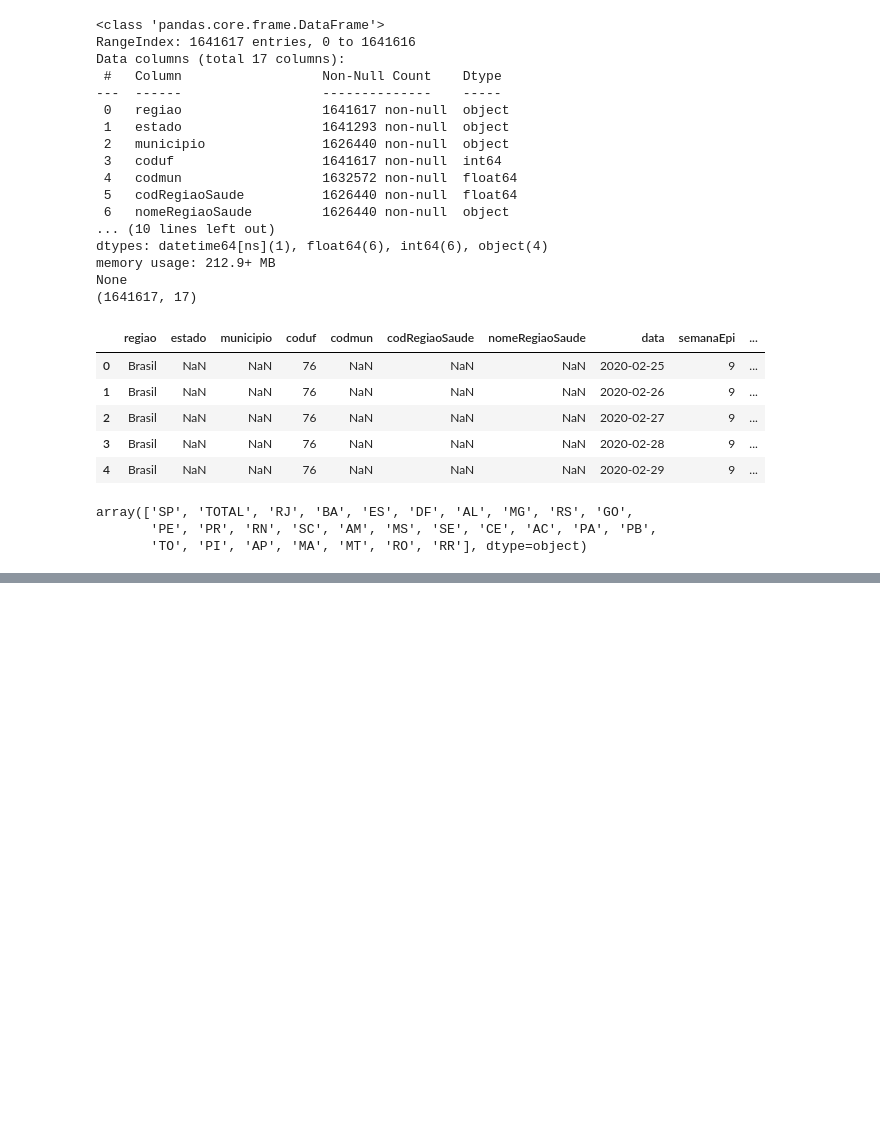
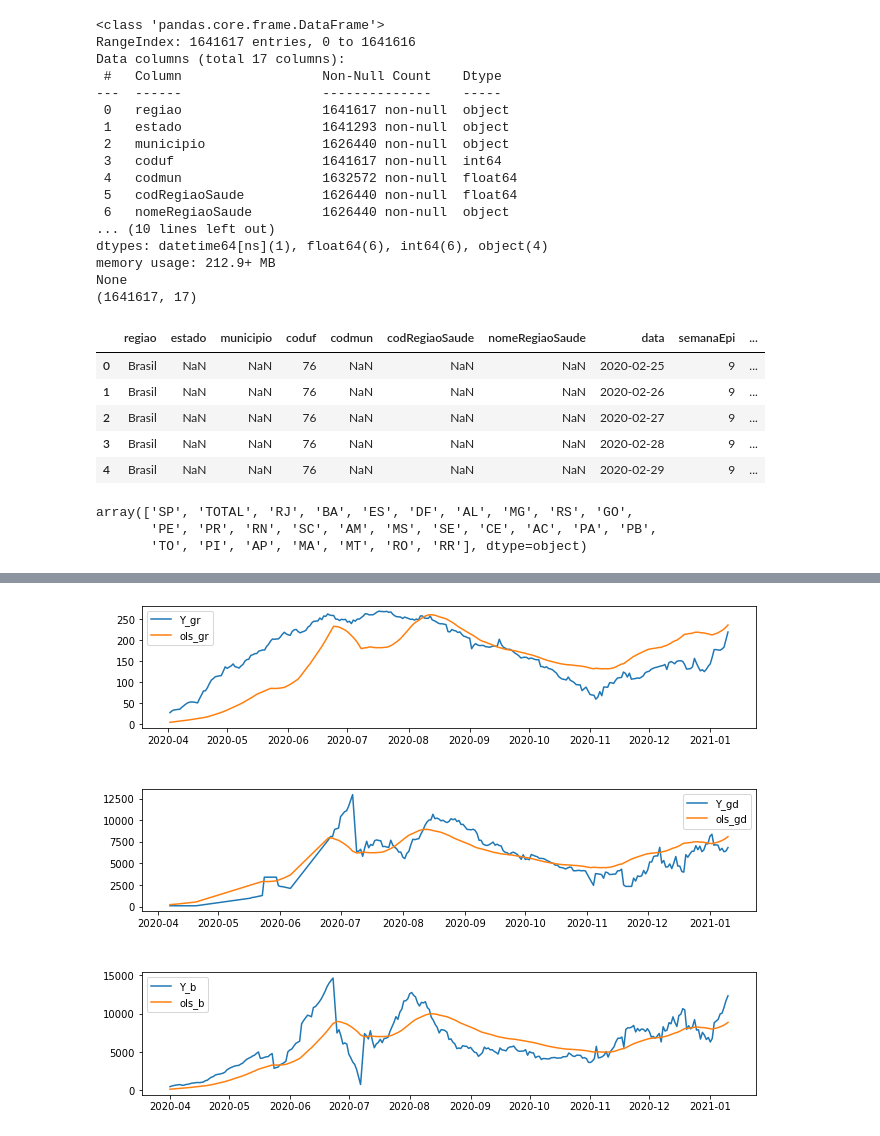
Before and after one commit to fontanads/bootcamp_dsa_2021, a Jupyter notebook: src/notebooks/new_notebook.ipynb, the cells around one changed output, grey strips where cells are left out. Saved outputs shown, nothing was run; the diff lists cells and outputs as text; code cells hidden in the pictures; blank space fills up the shorter version.

```diff
--- a/src/notebooks/new_notebook.ipynb
+++ b/src/notebooks/new_notebook.ipynb
@@ -457,0 +448,7 @@ for i in range(len(a)):
+# %%
+df_woca['N'] = df_woca['pop']
+df_woca['D'] = df_woca['deaths']
+df_woca['R'] = df_woca['recovered']
+df_woca['I'] = df_woca['totalCases']-df_woca['R']
+df_woca['S'] = df_woca['pop']-df_woca['I']-df_woca['R']
+df_woca['IS_div_N'] = df_woca['I']*df_woca['S']/df_woca['N']
@@ -457,0 +470,78 @@ for i in range(len(a)):
+# %%
+estado = 'SP'
+ws = 14
+min_periods = ws
+stride_val_days, window_len_days = 7, 8*7
+eps = 0.00001
+const=False
+dynamic_gamma=True
+# %%
+date_begin = '2020-03-01'
+date_end   = '2021-02-01'
+
+cols = ['N','S','I','R', 'D', 'IS_div_N']
+
+df_temp = df_woca.set_index('date').sort_index().query(f'state=="{estado}"')[cols]
+
+df_temp['D_diff'] = df_temp['D'].diff(1)
+df_temp['R_diff'] = df_temp['R'].diff(1)
+df_temp['I_diff'] = df_temp['I'].diff(1)
+df_temp['S_diff'] = df_temp['S'].diff(1)
+
+df_temp = df_temp.loc[date_begin:date_end]
+df_temp = df_temp.dropna()
+
+y_str = 'R_diff'
+x_str = 'I'
+
+(X, Y), params  = full_ols(x_str,y_str,const)
+gamma_r   = params['I']
+Y_gr = Y
+const_gr = params['const'] if const else 0
+ols_eq_gr = gamma_r*X+const_gr
+
+y_str = 'D_diff'
+x_str = 'I'
+(X, Y), params  = full_ols(x_str,y_str,const)
+gamma_d   = params['I']
+Y_gd = Y
+const_gd = params['const'] if const else 0
+ols_eq_gd = gamma_d*X + const_gd
+
+
+df_temp['I_diff_minus_ggI'] = df_temp['I_diff'] + (gamma_r+gamma_d)*df_temp['I']
+y_str = 'I_diff_minus_ggI'
+x_str = 'IS_div_N'
+(X, Y), params = full_ols(x_str,y_str,const)
+Y_b = Y
+beta   = params['IS_div_N']
+const_b  = params['const'] if const else 0
+ols_eq_b = beta*X + const_b
+
+r0t = beta/(gamma_r+gamma_d)
+static_T_infec = 1/(gamma_r+gamma_d)
+
+print(f'beta = {beta:.6f}')
+print(f'gamma R = {gamma_r:.6f}, T_infec R={1/gamma_r:.2f}')
+print(f'gamma D = {gamma_d:.6f}, T_infec D={1/gamma_d:.2f}')
+print(f'T_infec  RD={static_T_infec:.2f}')
+print(f'r0: {r0t}')
+
+f, a = plt.subplots(3,1 , figsize=(11,9), gridspec_kw={'hspace':.5})
+
+a[0].plot(Y_gd, label='Y_gr')
+a[0].plot(ols_eq_gd, label='ols_gr')
+a[0].legend()
+
+a[1].plot(Y_gr, label='Y_gd')
+a[1].plot(ols_eq_gr, label='ols_gd')
+a[1].legend()
+
+a[2].plot(Y_b, label='Y_b')
+a[2].plot(ols_eq_b, label='ols_b')
+a[2].legend()
+
+# a[2].plot(Y_r, label='Y_r')
+# a[2].plot(ols_eq_r, label='ols_r')
+# a[2].legend()
+# %% [output]
@@ -457,0 +554 @@ for i in range(len(a)):
+[figure, added]
```
Also changed, not shown: parts of 41 cells of this notebook, 9 other files.
